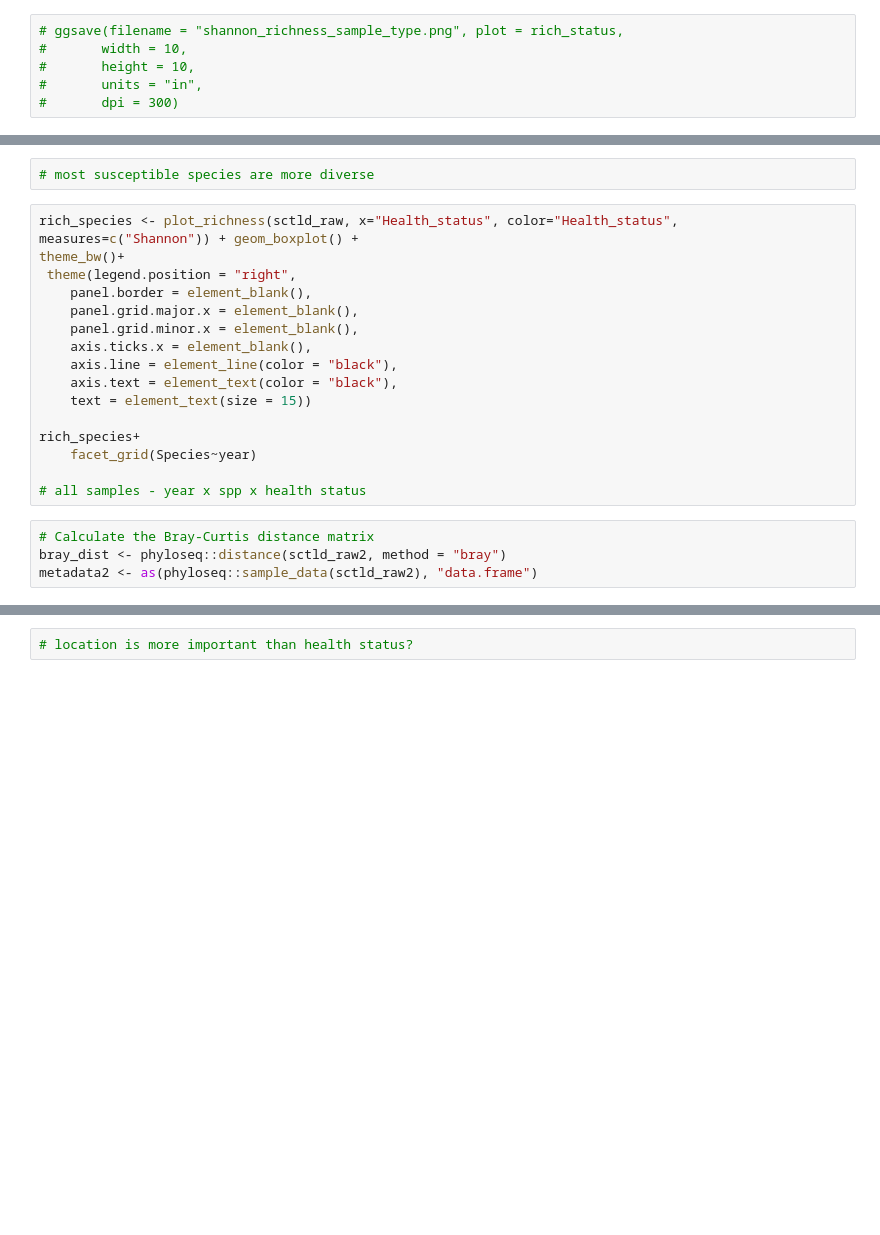
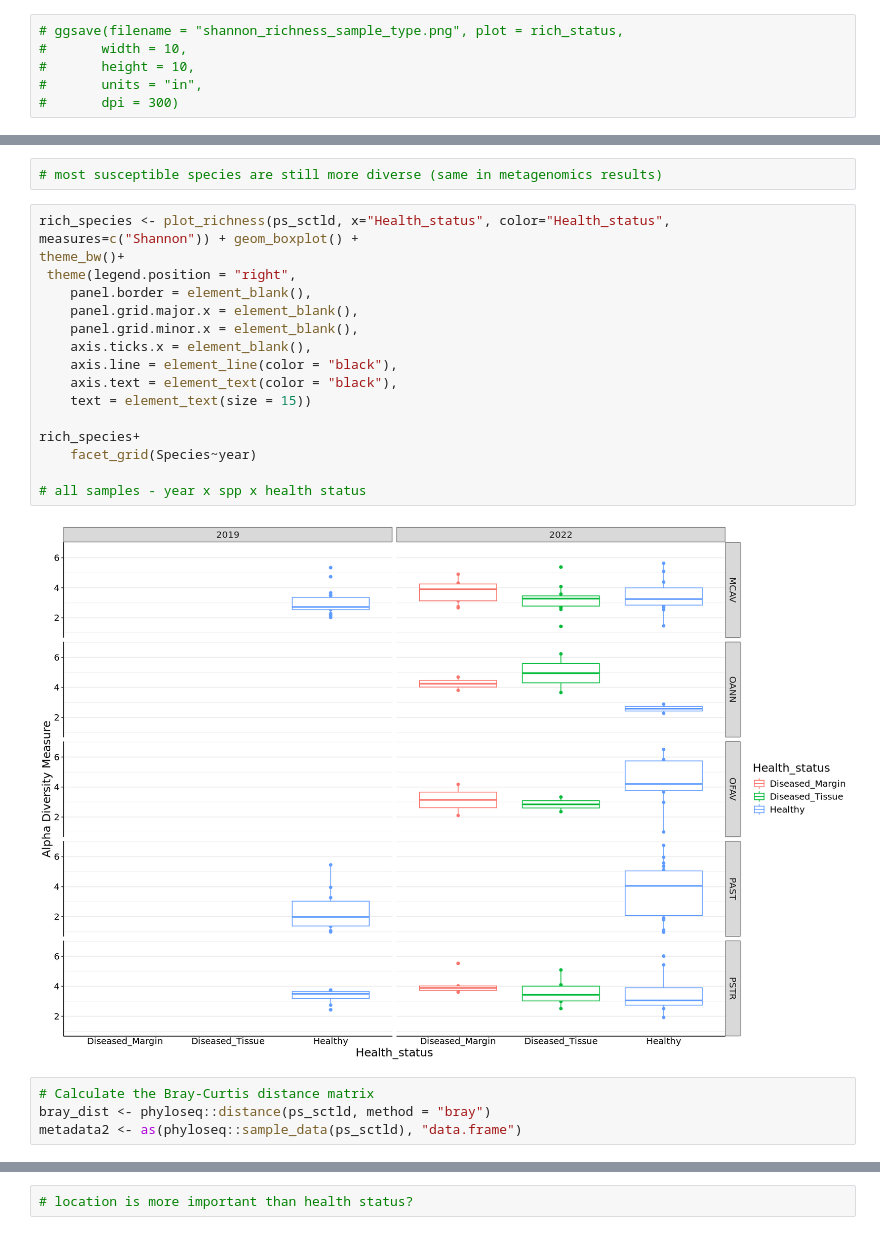
Before and after one commit to brookewicz/CBC_metagenomics, a Jupyter notebook: all_sctld/2.2Phyloseq-16SF.ipynb, the cells around one changed output, grey strips where cells are left out. Cells and saved outputs as stored; diff of their text form; blank space fills up the shorter version.

```diff
--- a/all_sctld/2.2Phyloseq-16SF.ipynb
+++ b/all_sctld/2.2Phyloseq-16SF.ipynb
@@ -335,25 +408,27 @@ rich_status1+
 # %%
-# most susceptible species are more diverse
+# most susceptible species are still more diverse (same in metagenomics results)
 # %%
-rich_species <- plot_richness(sctld_raw, x="Health_status", color="Health_status", measures=c("Shannon")) + geom_boxplot() +
+rich_species <- plot_richness(ps_sctld, x="Health_status", color="Health_status", measures=c("Shannon")) + geom_boxplot() +
 theme_bw()+
  theme(legend.position = "right",
     panel.border = element_blank(),
     panel.grid.major.x = element_blank(),
     panel.grid.minor.x = element_blank(),
     axis.ticks.x = element_blank(),
     axis.line = element_line(color = "black"),
     axis.text = element_text(color = "black"),
     text = element_text(size = 15))
 
 rich_species+
     facet_grid(Species~year)
 
 # all samples - year x spp x health status
+# %% [output]
+[figure, added]
 # %%
 # Calculate the Bray-Curtis distance matrix
-bray_dist <- phyloseq::distance(sctld_raw2, method = "bray")
-metadata2 <- as(phyloseq::sample_data(sctld_raw2), "data.frame")
+bray_dist <- phyloseq::distance(ps_sctld, method = "bray")
+metadata2 <- as(phyloseq::sample_data(ps_sctld), "data.frame")
 # %%
 permanova <- vegan::adonis2(bray_dist ~ RS * Species * year, data = metadata2, permutations = 999)
 print(permanova)
```
Also changed, not shown: parts of 57 cells of this notebook.
